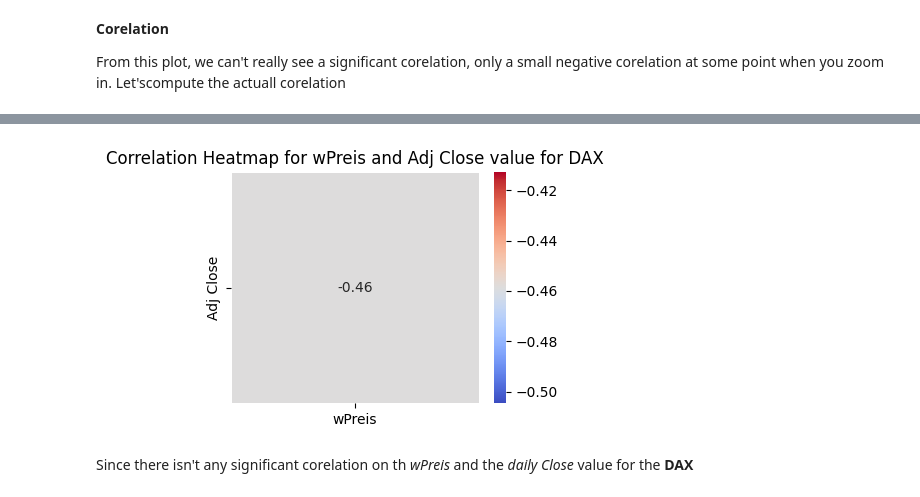
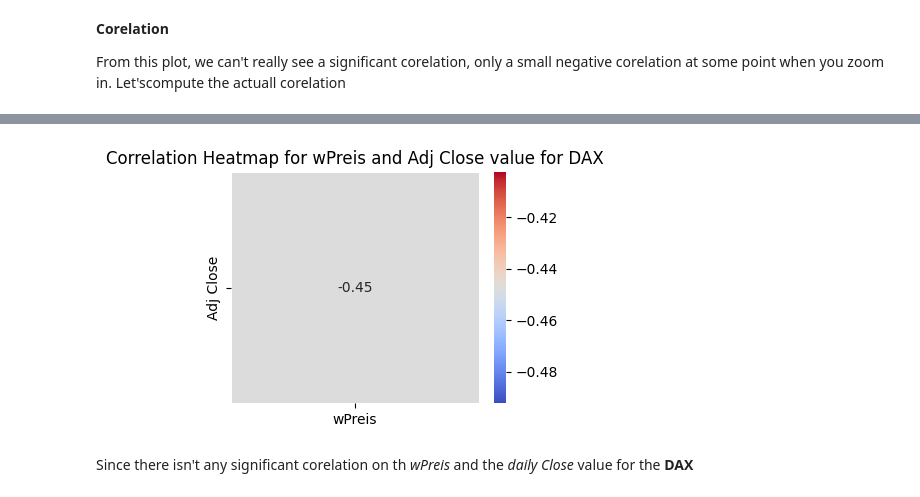
Before and after one commit to surajkarak/KIPA_DigiTrans, a Jupyter notebook: bns_cycle.ipynb, the cells around one changed output, grey strips where cells are left out. Drawn from its saved outputs; the diff is of its cells as text; code cells hidden in the pictures.

```diff
--- a/bns_cycle.ipynb
+++ b/bns_cycle.ipynb
@@ -43,3 +43,5 @@ We see from the visualization that in this cluster, only the **A1 & A2** categor
+# %%
+TS7_A1_A2 = TS7
 # %% [markdown]
 ### Cluster '48', '49'
 # %%
@@ -117,0 +166,4 @@ Now I want to extract the year and week number as per the original time series a
+# %%
+#dax_df.set_index('Date', inplace=True)
+weekly_average = dax_df.resample('W', on='Date').mean().reset_index()
+weekly_average.info()
@@ -118,5 +185,5 @@ Now I want to extract the year and week number as per the original time series a
 # %%
-dax_df['Year_week'] = dax_df['Date'].dt.strftime('%G-%V')
-dax_df.head(10)
+weekly_average['Year_week'] = weekly_average['Date'].dt.strftime('%G-%V')
+weekly_average.head()
 # %% [output]
 |  | Date | Open | High | Low | Close | Adj Close | Volume | Year_week |
@@ -167,6 +209,6 @@ dax_df.head()
 # %%
-dax_TS7 = pd.merge(TS7[['date', 'wPreis', 'full', 'week']], dax_df[['Date', 'Adj Close', 'Year_week']], left_on='date', right_on='Date', how='inner')
-dax_TS5 = pd.merge(TS5[['date', 'wPreis', 'full', 'week']], dax_df[['Date', 'Adj Close', 'Year_week']], left_on='date', right_on='Date', how='inner')
-dax_TS1 = pd.merge(TS1[['date', 'wPreis', 'full', 'week']], dax_df[['Date', 'Adj Close', 'Year_week']], left_on='date', right_on='Date', how='inner')
-dax_TS5.head()
+DAX_TS7_A1_A2 = pd.merge(TS7_A1_A2[['date', 'wPreis', 'full', 'week']], weekly_average[['Date', 'Adj Close', 'Year_week']], left_on='week', right_on='Year_week', how='inner')
+#dax_TS5 = pd.merge(TS5[['date', 'wPreis', 'full', 'week']], dax_df[['Date', 'Adj Close', 'Year_week']], left_on='date', right_on='Date', how='inner')
+#dax_TS1 = pd.merge(TS1[['date', 'wPreis', 'full', 'week']], dax_df[['Date', 'Adj Close', 'Year_week']], left_on='date', right_on='Date', how='inner')
+DAX_TS7_A1_A2.info()
 # %% [output]
@@ -297,12 +384,12 @@ The frame.append method is deprecated and will be removed from pandas in a futur
 # %%
-correlation = dax_TS7['wPreis'].corr(dax_TS5['Adj Close'])
+correlation = DAX_TS7_A1_A2['wPreis'].corr(DAX_TS7_A1_A2['Adj Close'])
 
 plt.figure(figsize=(4, 3))
 sns.heatmap([[correlation]], annot=True, cmap='coolwarm', linewidths=.5, xticklabels=['wPreis'], yticklabels=['Adj Close'])
 plt.title('Correlation Heatmap for wPreis and Adj Close value for DAX')
 plt.show()
 # %% [output]
-[figure, old version]
+[figure, new version]
 # %% [markdown]
 Since there isn't any significant corelation on th *wPreis* and the *daily Close* value for the **DAX**
 # %% [markdown]
```
Also changed, not shown: parts of 32 cells of this notebook.
